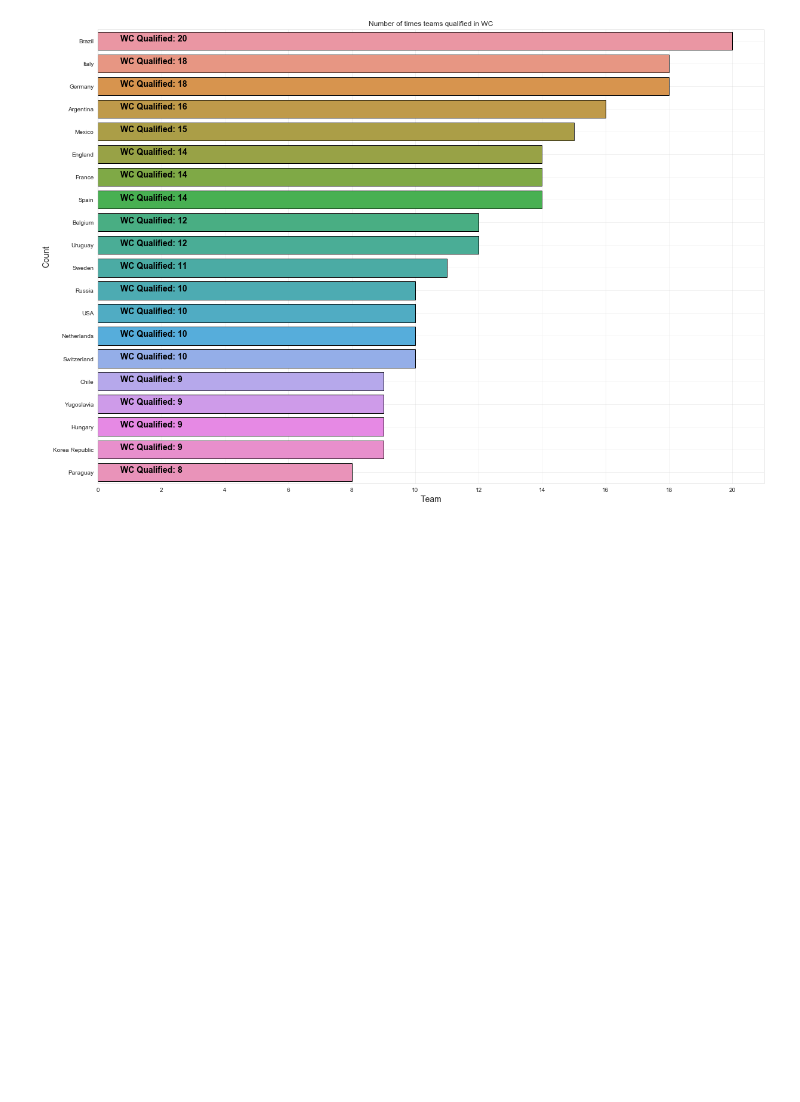
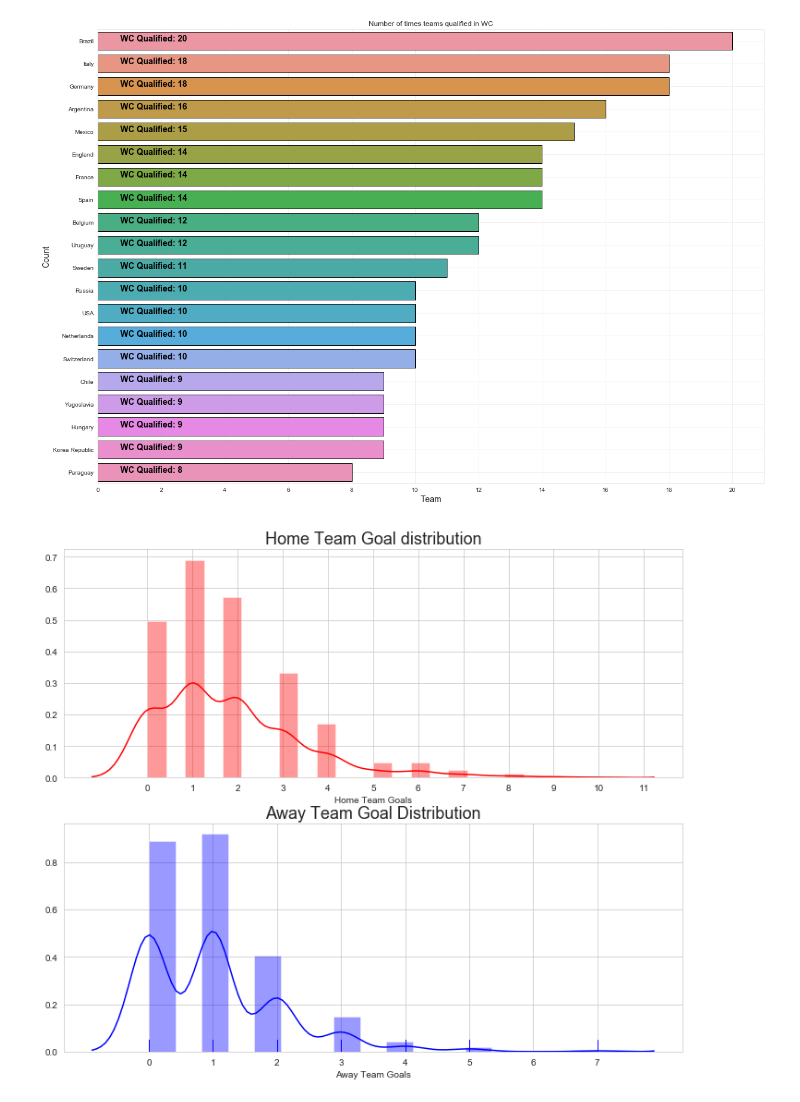
Before and after one commit to saurabh906/Fifa-Project, a Jupyter notebook: Fifa Project Notebook.ipynb, the cells around one changed output. Drawn from its saved outputs; the diff is of its cells as text; code cells hidden in the pictures; blank space fills up the shorter version.

Commit message:
Density graph

```diff
--- a/Fifa Project Notebook.ipynb
+++ b/Fifa Project Notebook.ipynb
@@ -190,3 +190,18 @@ for i,j in enumerate("WC Qualified: " + home_away["team"][:20].astype(str)):
     ax.text(.7,i,j,color="black",weight="bold", fontsize=14)
 # %% [output]
 [figure]
+# %%
+plt.figure(figsize=(12,10))
+
+plt.subplot(211)
+sns.distplot(matches["Home Team Goals"], color="r", rug=True)
+plt.title("Home Team Goal distribution", fontsize=18)
+plt.xticks(np.arange(0,12,1))
+
+plt.subplot(212)
+sns.distplot(matches["Away Team Goals"], color="b", rug=True)
+plt.title("Away Team Goal Distribution", fontsize=18)
+plt.xticks(np.arange(0,8,1))
+plt.show()
+# %% [output]
+[figure, added]
```
